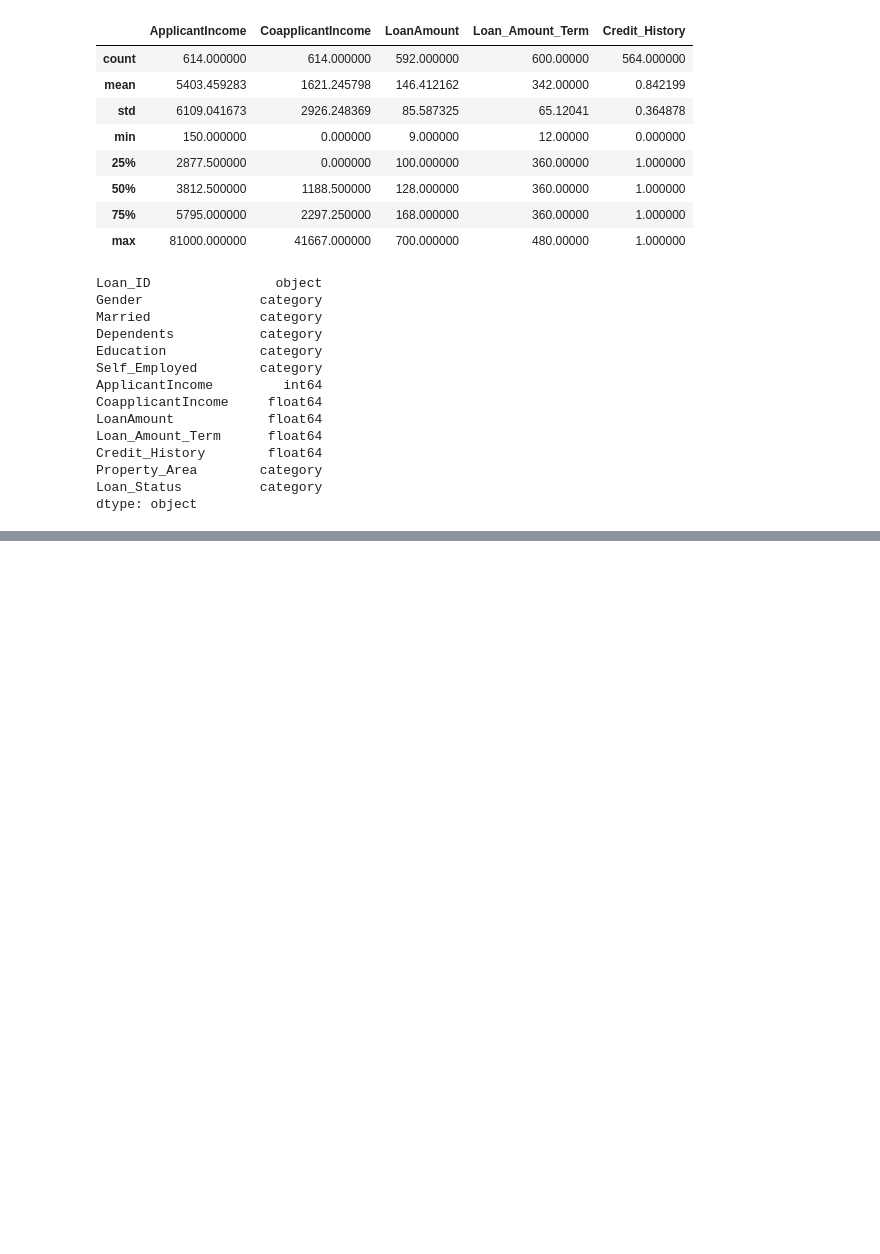
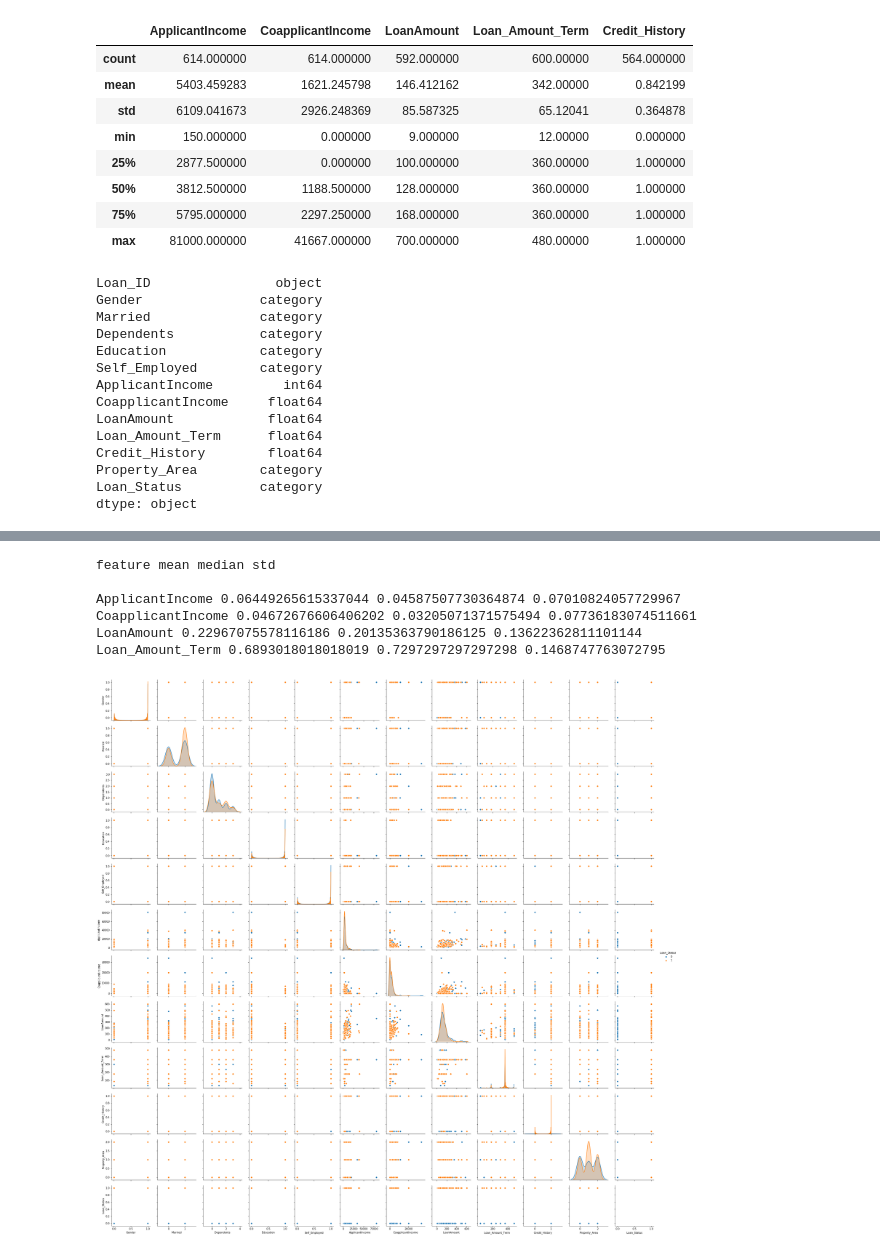
Before and after one commit to abhishekmsharma/loan-prediction-data-analytics, a Jupyter notebook: notebook/loan_prediction_analysis.ipynb, the cells around one changed output, grey strips where cells are left out. Cells and saved outputs as stored; diff of their text form; code cells hidden in the pictures; blank space fills up the shorter version.

```diff
--- a/notebook/loan_prediction_analysis.ipynb
+++ b/notebook/loan_prediction_analysis.ipynb
@@ -56,3 +150,19 @@ df[ordinal_cols] = df[ordinal_cols].apply(lambda x: x.cat.codes)
+# %%
+print("feature mean median std\n")
+for col in num_cols:
+    print(col,df_ss[col].mean(), df_ss[col].median(), df_ss[col].std())
+# %% [output]
+feature mean median std
+
+ApplicantIncome 0.06449265615337044 0.04587507730364874 0.07010824057729967
+CoapplicantIncome 0.04672676606406202 0.03205071371575494 0.07736183074511661
+LoanAmount 0.22967075578116186 0.20135363790186125 0.13622362811101144
+Loan_Amount_Term 0.6893018018018019 0.7297297297297298 0.1468747763072795
+# %%
+pair_plot = sns.pairplot(df_ss, hue = 'Loan_Status')
+plt.show()
+# %% [output]
+[figure, added]
 # %%
 df.to_csv('../encoded_df.csv', index=False)
 # %%
```
Also changed, not shown: parts of 22 cells of this notebook, 2 other files.
